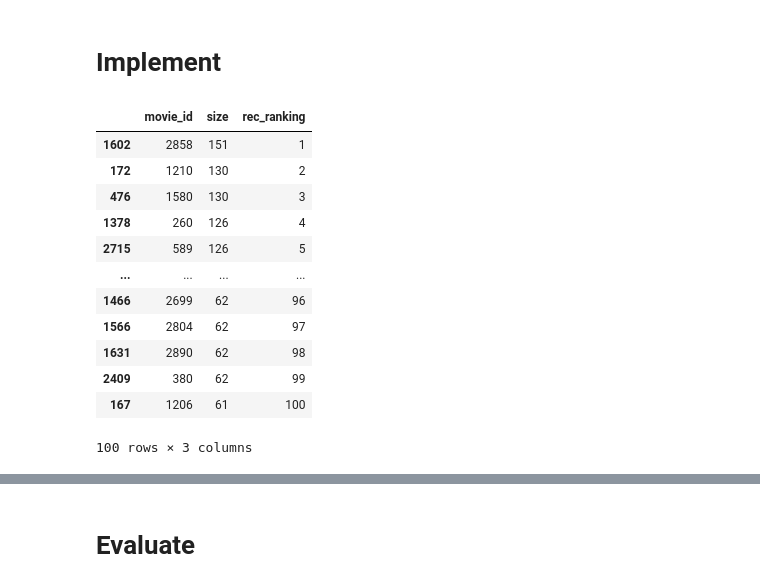
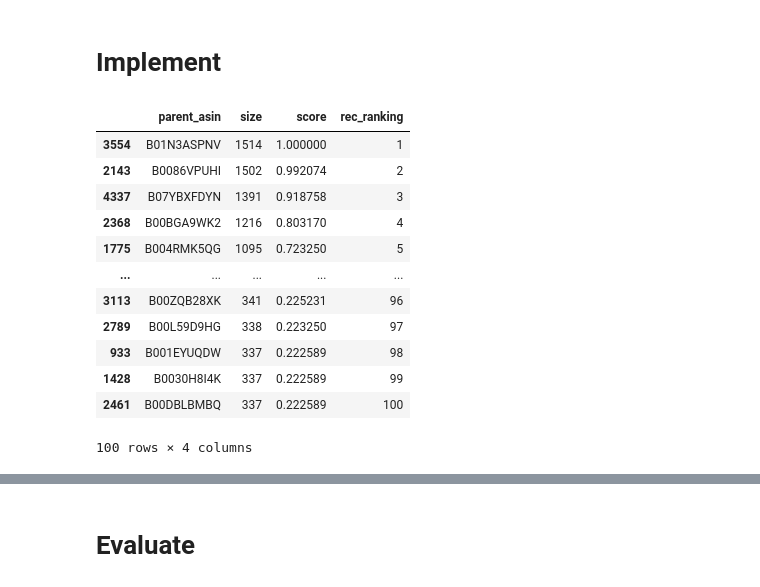
Before and after one commit to dvquy13/reco-algo, a Jupyter notebook: notebooks/010-baseline-popular.ipynb, the cells around one changed output, grey strips where cells are left out. Cells and saved outputs as stored; diff of their text form; code cells hidden in the pictures.

Commit message:
Refactor first release

```diff
--- a/notebooks/010-baseline-popular.ipynb
+++ b/notebooks/010-baseline-popular.ipynb
@@ -26,14 +34,14 @@ class Args(BaseModel):
     testing: bool = False
     log_to_mlflow: bool = True
     experiment_name: str = "FSDS RecSys - L5 - Reco Algo"
-    run_name: str = '041-baseline-popular-movie-lens'
+    run_name: str = "001-baseline-popular"
     notebook_persist_dp: str = None
     random_seed: int = 41
 
-    user_col: str = 'user_id'
-    item_col: str = 'movie_id'
-    rating_col: str = 'rating'
-    timestamp_col: str = 'timestamp'
+    user_col: str = "user_id"
+    item_col: str = "parent_asin"
+    rating_col: str = "rating"
+    timestamp_col: str = "timestamp"
 
     top_K: int = 100
     top_k: int = 10
@@ -53,13 +61,13 @@ class Args(BaseModel):
             logger.info(
                 f"Setting up MLflow experiment {self.experiment_name} - run {self.run_name}..."
             )
-            import mlflow
 
             mlflow.set_experiment(self.experiment_name)
             mlflow.start_run(run_name=self.run_name)
 
         return self
 
+
 args = Args().init()
 
 print(args.model_dump_json(indent=2))
@@ -83,5 +91,5 @@ print(args.model_dump_json(indent=2))
 # %% [markdown]
 # Prep data
 # %%
-train_df = pd.read_parquet("../data/train.parquet")
-val_df = pd.read_parquet("../data/val.parquet")
+train_df = pd.read_parquet("../data/train_features_neg_df.parquet")
+val_df = pd.read_parquet("../data/val_features_neg_df.parquet")
@@ -94,30 +97,33 @@ timestamp_col = args.timestamp_col
 # Implement
 # %%
 popular_items_df = (
-    train_df
-    .groupby(item_col, as_index=False)
+    train_df.groupby(args.item_col, as_index=False)
     .size()
     .assign(
-        rec_ranking=lambda df: df['size'].rank(method='first', ascending=False).astype(int)
+        score=lambda df: df["size"] / df["size"].max(),
+        rec_ranking=lambda df: df["score"]
+        .rank(method="first", ascending=False)
+        .astype(int),
     )
-    .sort_values(['rec_ranking'], ascending=[True])
-    .head(args.top_K)
+    .sort_values(["rec_ranking"], ascending=[True])
 )
 
-popular_items_df
+top_popular_items_df = popular_items_df.head(args.top_K)
+
+top_popular_items_df
 # %% [output]
-|  | movie_id | size | rec_ranking |
-| 1602 | 2858 | 151 | 1 |
-| 172 | 1210 | 130 | 2 |
-| 476 | 1580 | 130 | 3 |
-| 1378 | 260 | 126 | 4 |
-| 2715 | 589 | 126 | 5 |
-| ... | ... | ... | ... |
-| 1466 | 2699 | 62 | 96 |
-| 1566 | 2804 | 62 | 97 |
-| 1631 | 2890 | 62 | 98 |
-| 2409 | 380 | 62 | 99 |
-| 167 | 1206 | 61 | 100 |
+|  | parent_asin | size | score | rec_ranking |
+| 3554 | B01N3ASPNV | 1514 | 1.000000 | 1 |
+| 2143 | B0086VPUHI | 1502 | 0.992074 | 2 |
+| 4337 | B07YBXFDYN | 1391 | 0.918758 | 3 |
+| 2368 | B00BGA9WK2 | 1216 | 0.803170 | 4 |
+| 1775 | B004RMK5QG | 1095 | 0.723250 | 5 |
+| ... | ... | ... | ... | ... |
+| 3113 | B00ZQB28XK | 341 | 0.225231 | 96 |
+| 2789 | B00L59D9HG | 338 | 0.223250 | 97 |
+| 933 | B001EYUQDW | 337 | 0.222589 | 98 |
+| 1428 | B0030H8I4K | 337 | 0.222589 | 99 |
+| 2461 | B00DBLBMBQ | 337 | 0.222589 | 100 |
-100 rows × 3 columns
+100 rows × 4 columns
 # %%
 recommendations_df = (
```
Also changed, not shown: parts of 20 cells of this notebook, 33 other files.
